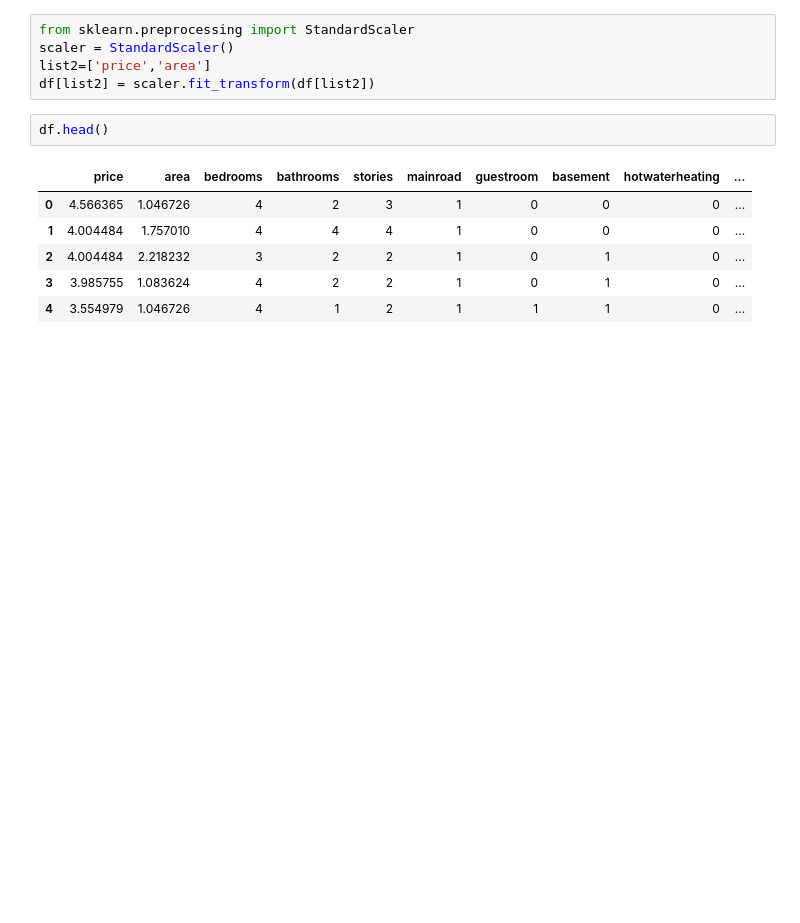
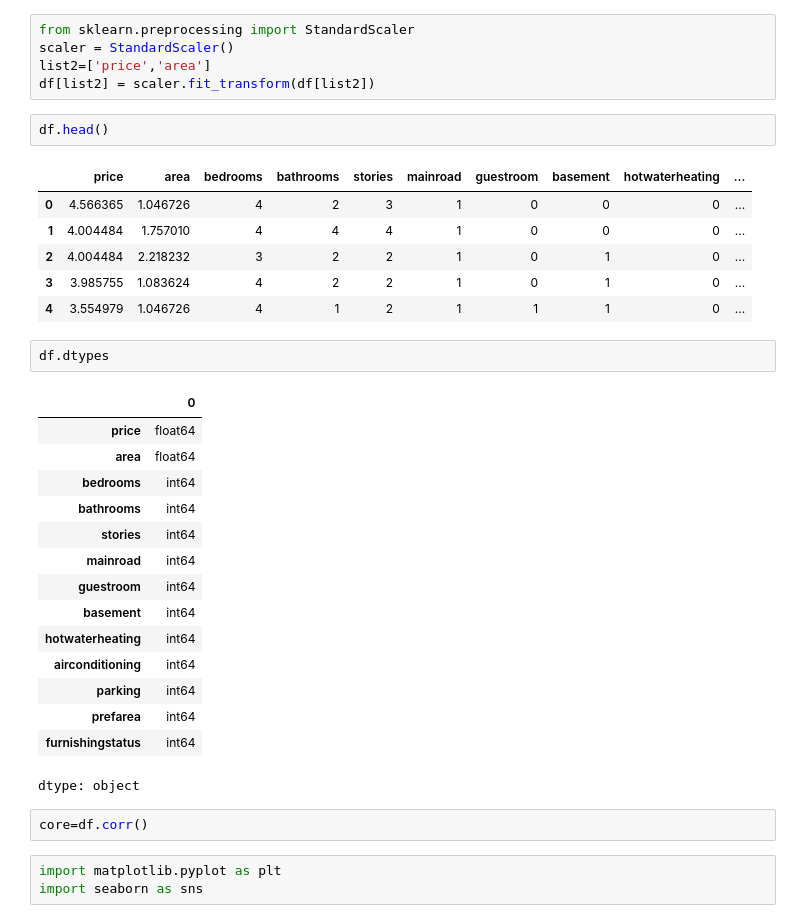
Before and after one commit to Aswin-S-Aswin/House_price_prediction_ML, a Jupyter notebook: House_pricing.ipynb, the cells around one changed output. Saved outputs shown, nothing was run; the diff lists cells and outputs as text; blank space fills up the shorter version.

```diff
--- a/House_pricing.ipynb
+++ b/House_pricing.ipynb
@@ -116,3 +116,26 @@ df.head()
 | 2 | 4.004484 | 2.218232 | 3 | 2 | 2 | 1 | 0 | 1 | 0 | ... |
 | 3 | 3.985755 | 1.083624 | 4 | 2 | 2 | 1 | 0 | 1 | 0 | ... |
 | 4 | 3.554979 | 1.046726 | 4 | 1 | 2 | 1 | 1 | 1 | 0 | ... |
+# %%
+df.dtypes
+# %% [output]
+|  | 0 |
+| price | float64 |
+| area | float64 |
+| bedrooms | int64 |
+| bathrooms | int64 |
+| stories | int64 |
+| mainroad | int64 |
+| guestroom | int64 |
+| basement | int64 |
+| hotwaterheating | int64 |
+| airconditioning | int64 |
+| parking | int64 |
+| prefarea | int64 |
+| furnishingstatus | int64 |
+dtype: object
+# %%
+core=df.corr()
+# %%
+import matplotlib.pyplot as plt
+import seaborn as sns
```
Also changed, not shown: parts of 4 cells of this notebook.
